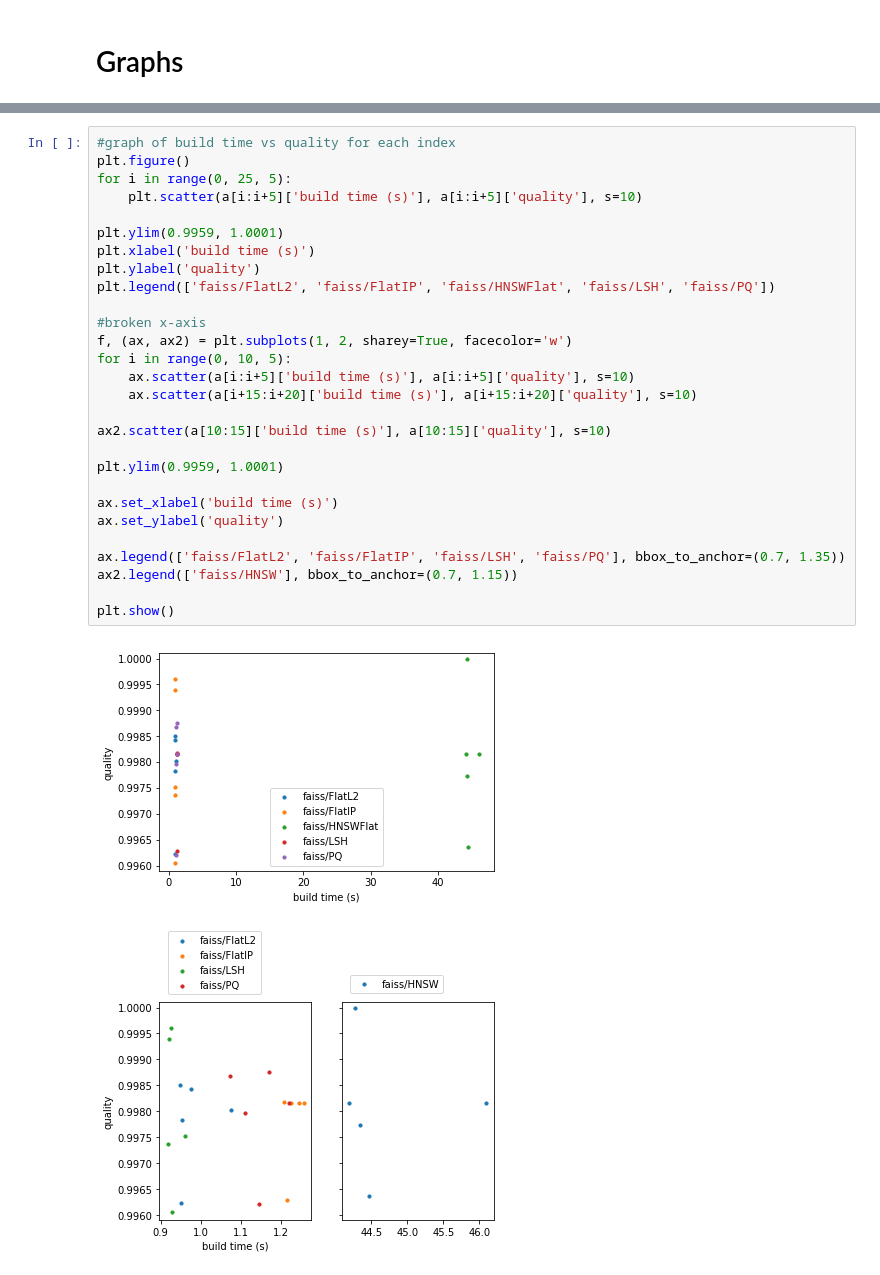
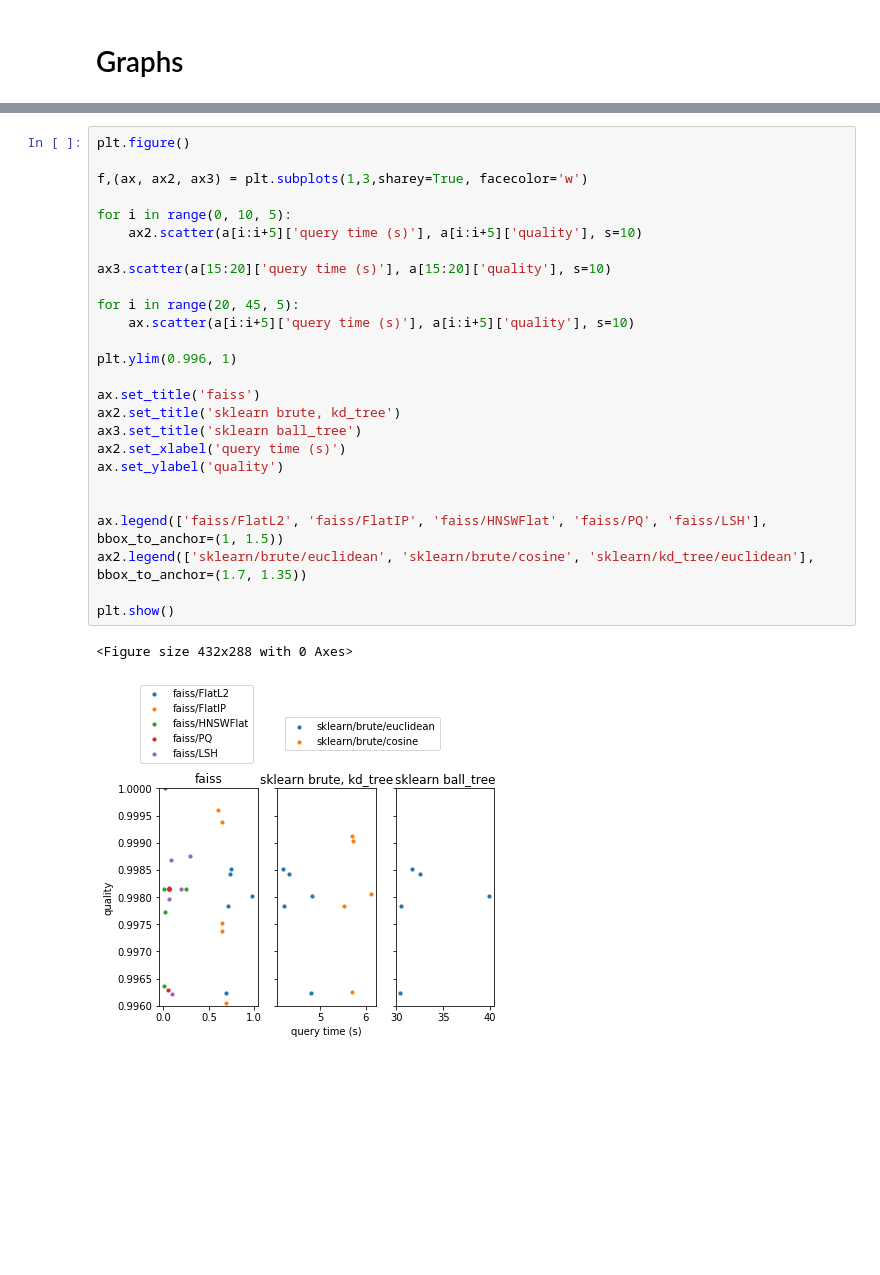
Before and after one commit to einstein9998/Internship, a Jupyter notebook: faiss.ipynb, the cells around one changed output, grey strips where cells are left out. Drawn from its saved outputs; the diff is of its cells as text; blank space fills up the shorter version.

```diff
--- a/faiss.ipynb
+++ b/faiss.ipynb
@@ -208,31 +874,29 @@ plt.show()
-# %%
-#graph of build time vs quality for each index
-plt.figure()
-for i in range(0, 25, 5):
-    plt.scatter(a[i:i+5]['build time (s)'], a[i:i+5]['quality'], s=10)
-
-plt.ylim(0.9959, 1.0001)
-plt.xlabel('build time (s)')
-plt.ylabel('quality')
-plt.legend(['faiss/FlatL2', 'faiss/FlatIP', 'faiss/HNSWFlat', 'faiss/LSH', 'faiss/PQ'])
-
-#broken x-axis
-f, (ax, ax2) = plt.subplots(1, 2, sharey=True, facecolor='w')
-for i in range(0, 10, 5):
-    ax.scatter(a[i:i+5]['build time (s)'], a[i:i+5]['quality'], s=10)
-    ax.scatter(a[i+15:i+20]['build time (s)'], a[i+15:i+20]['quality'], s=10)
-
-ax2.scatter(a[10:15]['build time (s)'], a[10:15]['quality'], s=10)
-
-plt.ylim(0.9959, 1.0001)
-
-ax.set_xlabel('build time (s)')
-ax.set_ylabel('quality')
-
-ax.legend(['faiss/FlatL2', 'faiss/FlatIP', 'faiss/LSH', 'faiss/PQ'], bbox_to_anchor=(0.7, 1.35))
-ax2.legend(['faiss/HNSW'], bbox_to_anchor=(0.7, 1.15))
-
-plt.show()
-# %% [output]
-[figure, removed]
-[figure, removed]
+# %%
+plt.figure()
+
+f,(ax, ax2, ax3) = plt.subplots(1,3,sharey=True, facecolor='w')
+
+for i in range(0, 10, 5):
+    ax2.scatter(a[i:i+5]['query time (s)'], a[i:i+5]['quality'], s=10)
+
+ax3.scatter(a[15:20]['query time (s)'], a[15:20]['quality'], s=10)
+
+for i in range(20, 45, 5):
+    ax.scatter(a[i:i+5]['query time (s)'], a[i:i+5]['quality'], s=10)
+
+plt.ylim(0.996, 1)
+
+ax.set_title('faiss')
+ax2.set_title('sklearn brute, kd_tree')
+ax3.set_title('sklearn ball_tree')
+ax2.set_xlabel('query time (s)')
+ax.set_ylabel('quality')
+
+
+ax.legend(['faiss/FlatL2', 'faiss/FlatIP', 'faiss/HNSWFlat', 'faiss/PQ', 'faiss/LSH'], bbox_to_anchor=(1, 1.5))
+ax2.legend(['sklearn/brute/euclidean', 'sklearn/brute/cosine', 'sklearn/kd_tree/euclidean'], bbox_to_anchor=(1.7, 1.35))
+
+plt.show()
+# %% [output]
+<Figure size 432x288 with 0 Axes>
+[figure, added]
```
Also changed, not shown: parts of 113 cells of this notebook, 2 other files.
